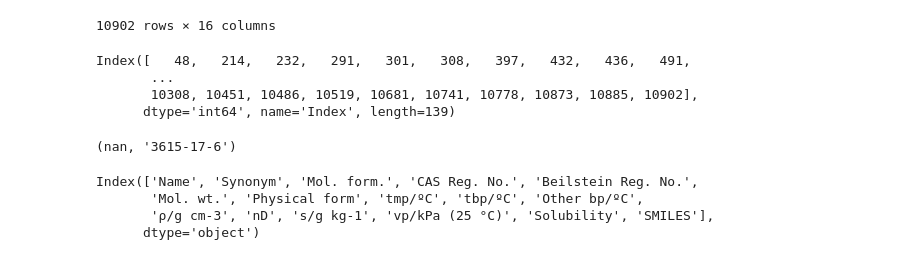
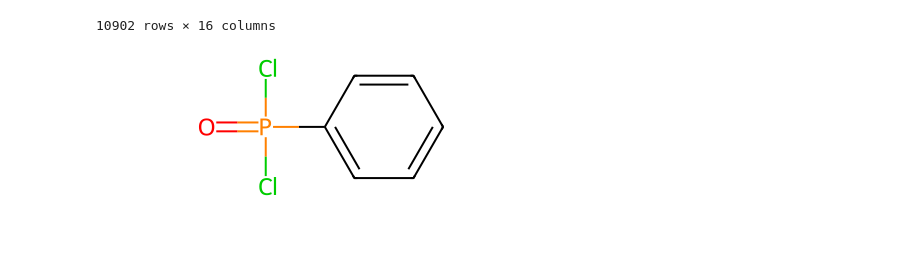
Before and after one commit to aravindhnivas/cdms-jpl-api, a Jupyter notebook: demo/CRC/crc_data_analyse.ipynb, the cells around one changed output. Drawn from its saved outputs; the diff is of its cells as text; code cells hidden in the pictures; blank space fills up the shorter version.

```diff
--- a/demo/CRC/crc_data_analyse.ipynb
+++ b/demo/CRC/crc_data_analyse.ipynb
@@ -205,7 +201,7 @@ print(f"{ind=}: {df['SMILES'].iloc[ind]=}")
 display(Chem.MolFromSmiles(df['SMILES'].iloc[ind]))
 fetch_and_draw_smiles(df['CAS Reg. No.'].iloc[ind])
 # %%
-filename = 'constants_with_smiles.csv'
+filename = 'constants_with_smiles_updated.csv'
 df = pd.read_csv(filename, index_col='Index')
 df
 # %% [output]
@@ -223,14 +219,9 @@ df
 | 10901 | Ziram | Zinc, bis(dimethylcarbamodithioat... | C6H12N2S4Zn | 137-30-4 | NaN | 305.841 | cry | 250 | ... |
 | 10902 | Zirconocene dichloride | Bis(cyclopentadienyl)zirconium ch... | C10H10Cl2Zr | 1291-32-3 | NaN | 292.316 | col cry | 248 | ... |
 10902 rows × 16 columns
+# %%
+Chem.MolFromSmiles(df['SMILES'].at[8980])
+# %% [output]
+[figure, added]
 # %%
 df['SMILES'][df['SMILES'].isnull()].index
-# %% [output]
-Index([   48,   214,   232,   291,   301,   308,   397,   432,   436,   491,
-       ...
-       10308, 10451, 10486, 10519, 10681, 10741, 10778, 10873, 10885, 10902],
-      dtype='int64', name='Index', length=139)
-# %%
-df['SMILES'].at[48], df['CAS Reg. No.'].at[48]
-# %% [output]
-(nan, '3615-17-6')
@@ -239,7 +227,0 @@ get_smiles_from_cas('3615-17-6')
-# %%
-df.columns
-# %% [output]
-Index(['Name', 'Synonym', 'Mol. form.', 'CAS Reg. No.', 'Beilstein Reg. No.',
-       'Mol. wt.', 'Physical form', 'tmp/ºC', 'tbp/ºC', 'Other bp/ºC',
-       'ρ/g cm-3', 'nD', 's/g kg-1', 'vp/kPa (25 °C)', 'Solubility', 'SMILES'],
-      dtype='object')
```
Also changed, not shown: parts of 31 cells of this notebook.
